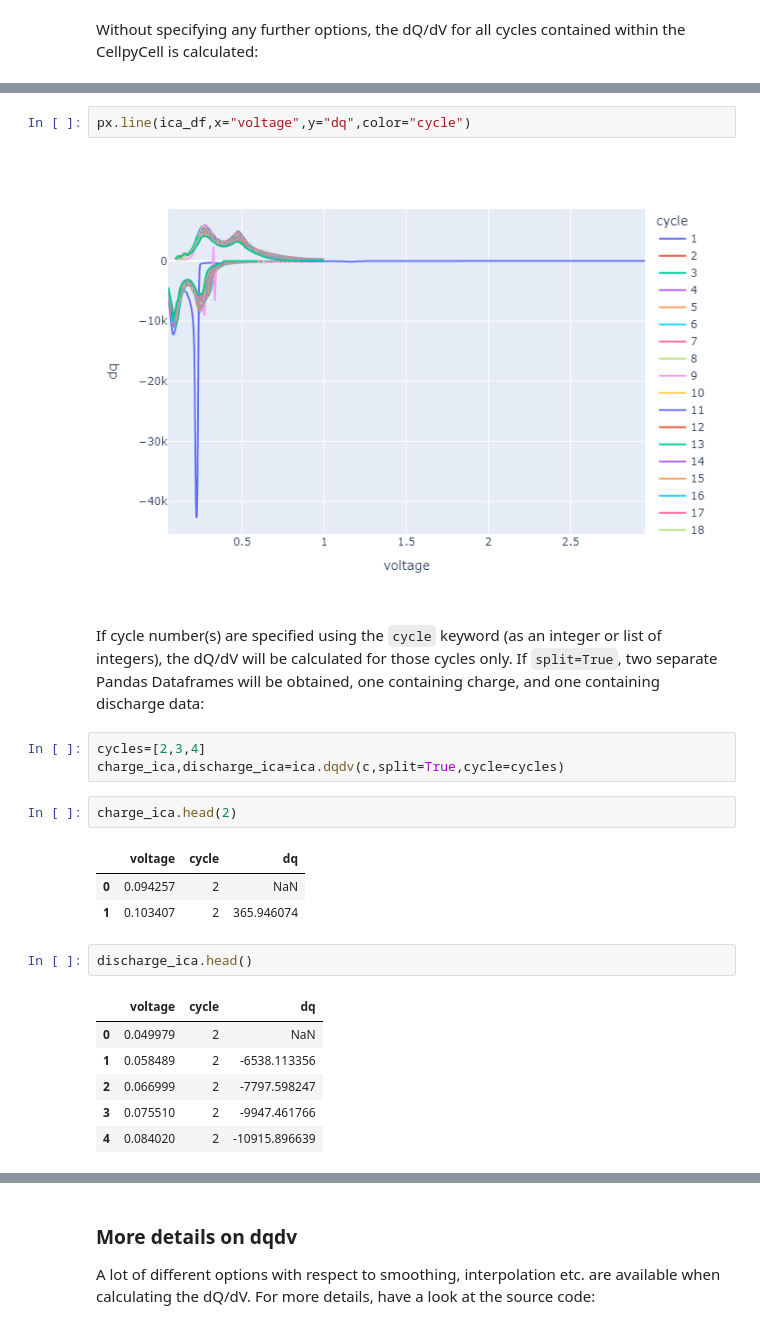
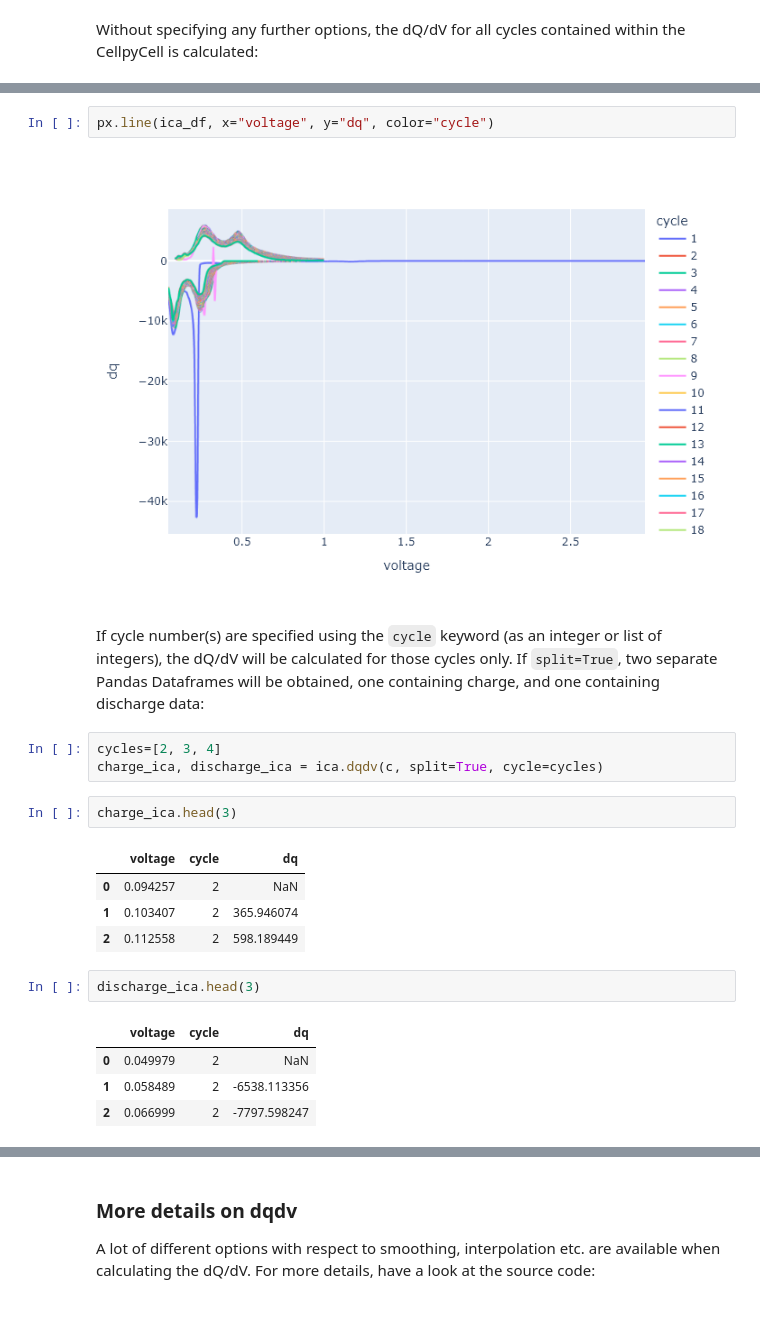
Before and after one commit to jepegit/cellpy, a Jupyter notebook: examples/04_incremental_capacity_analysis.ipynb, the cells around one changed output, grey strips where cells are left out. Drawn from its saved outputs; the diff is of its cells as text.

```diff
--- a/examples/04_incremental_capacity_analysis.ipynb
+++ b/examples/04_incremental_capacity_analysis.ipynb
@@ -45,27 +45,26 @@ ica_df.head()
 | 3 | 1 | 0.061210 | -8284.857174 |
 | 4 | 1 | 0.064420 | -9098.355196 |
 # %%
-px.line(ica_df,x="voltage",y="dq",color="cycle")
+px.line(ica_df, x="voltage", y="dq", color="cycle")
 # %% [output]
 [figure]
 # %% [markdown]
 If cycle number(s) are specified using the `cycle` keyword (as an integer or list of integers), the dQ/dV will be calculated for those cycles only. If `split=True`, two separate Pandas Dataframes will be obtained, one containing charge, and one containing discharge data:
 # %%
-cycles=[2,3,4]
-charge_ica,discharge_ica=ica.dqdv(c,split=True,cycle=cycles)
+cycles=[2, 3, 4]
+charge_ica, discharge_ica = ica.dqdv(c, split=True, cycle=cycles)
 # %%
-charge_ica.head(2)
+charge_ica.head(3)
 # %% [output]
 |  | voltage | cycle | dq |
 | 0 | 0.094257 | 2 | NaN |
 | 1 | 0.103407 | 2 | 365.946074 |
+| 2 | 0.112558 | 2 | 598.189449 |
 # %%
-discharge_ica.head()
+discharge_ica.head(3)
 # %% [output]
 |  | voltage | cycle | dq |
 | 0 | 0.049979 | 2 | NaN |
 | 1 | 0.058489 | 2 | -6538.113356 |
 | 2 | 0.066999 | 2 | -7797.598247 |
-| 3 | 0.075510 | 2 | -9947.461766 |
-| 4 | 0.084020 | 2 | -10915.896639 |
 # %%
```
Also changed, not shown: parts of 11 cells of this notebook, 8 other files.
